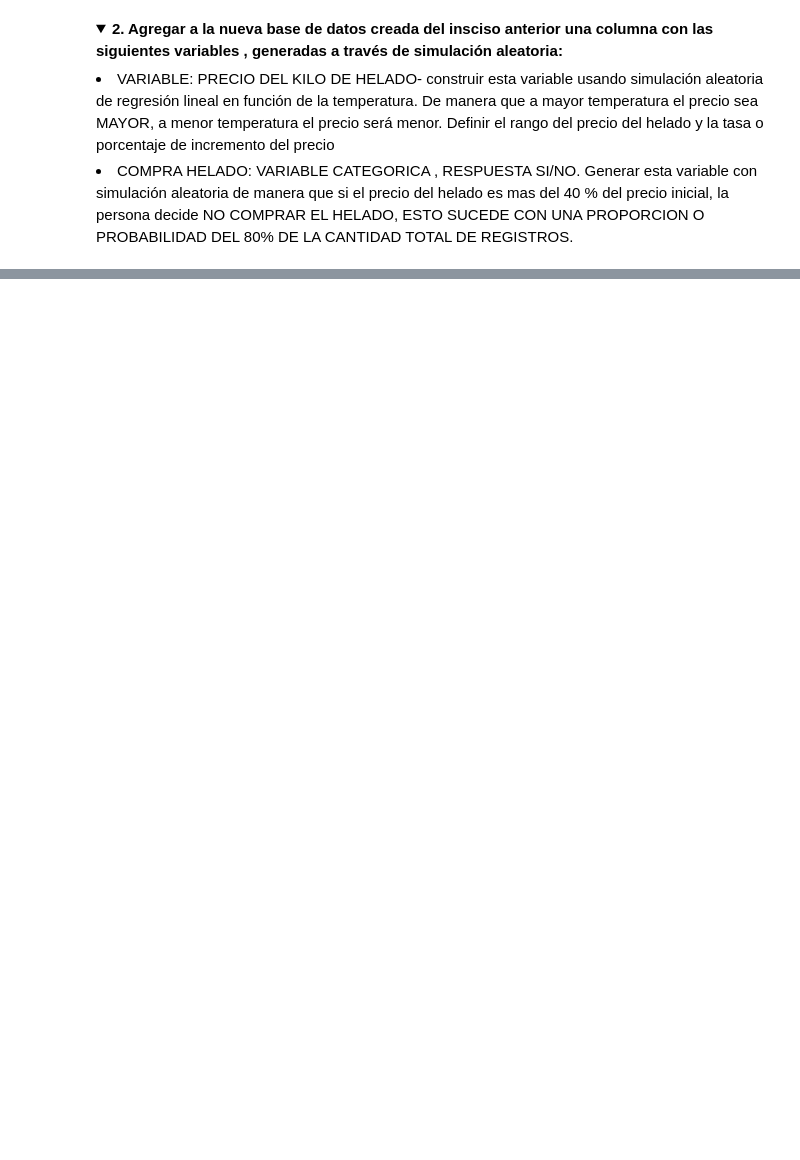
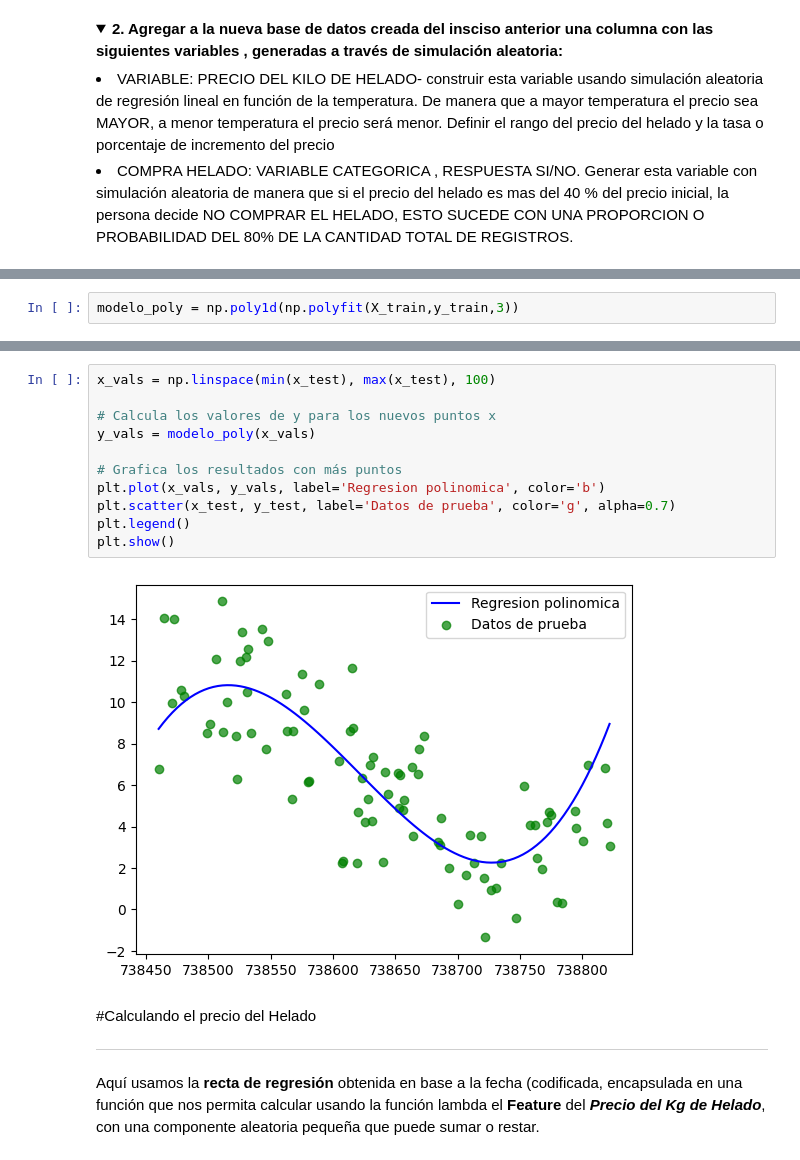
Before and after one commit to Nippur7/MachineLearningUNSA, a Jupyter notebook: UnSA_TP_RedesN_Matich_Carlos.ipynb, the cells around one changed output, grey strips where cells are left out. Drawn from its saved outputs; the diff is of its cells as text; folded sections open; blank space fills up the shorter version.

```diff
--- a/UnSA_TP_RedesN_Matich_Carlos.ipynb
+++ b/UnSA_TP_RedesN_Matich_Carlos.ipynb
@@ -249,0 +181,2 @@ Leer este enunciado es lo peor que me paso en la vida y vivi muchas desgracias.
+# %%
+modelo_poly = np.poly1d(np.polyfit(X_train,y_train,3))
@@ -249,0 +187,19 @@ Leer este enunciado es lo peor que me paso en la vida y vivi muchas desgracias.
+# %%
+x_vals = np.linspace(min(x_test), max(x_test), 100)
+
+# Calcula los valores de y para los nuevos puntos x
+y_vals = modelo_poly(x_vals)
+
+# Grafica los resultados con más puntos
+plt.plot(x_vals, y_vals, label='Regresion polinomica', color='b')
+plt.scatter(x_test, y_test, label='Datos de prueba', color='g', alpha=0.7)
+plt.legend()
+plt.show()
+# %% [output]
+[figure, added]
+# %% [markdown]
+#Calculando el precio del Helado
+
+---
+# %% [markdown]
+Aquí usamos la **recta de regresión** obtenida en base a la fecha (codificada, encapsulada en una función que nos permita calcular usando la función lambda el **Feature** del ***Precio del Kg de Helado***, con una componente aleatoria pequeña que puede sumar o restar.
```
Also changed, not shown: parts of 62 cells of this notebook.
